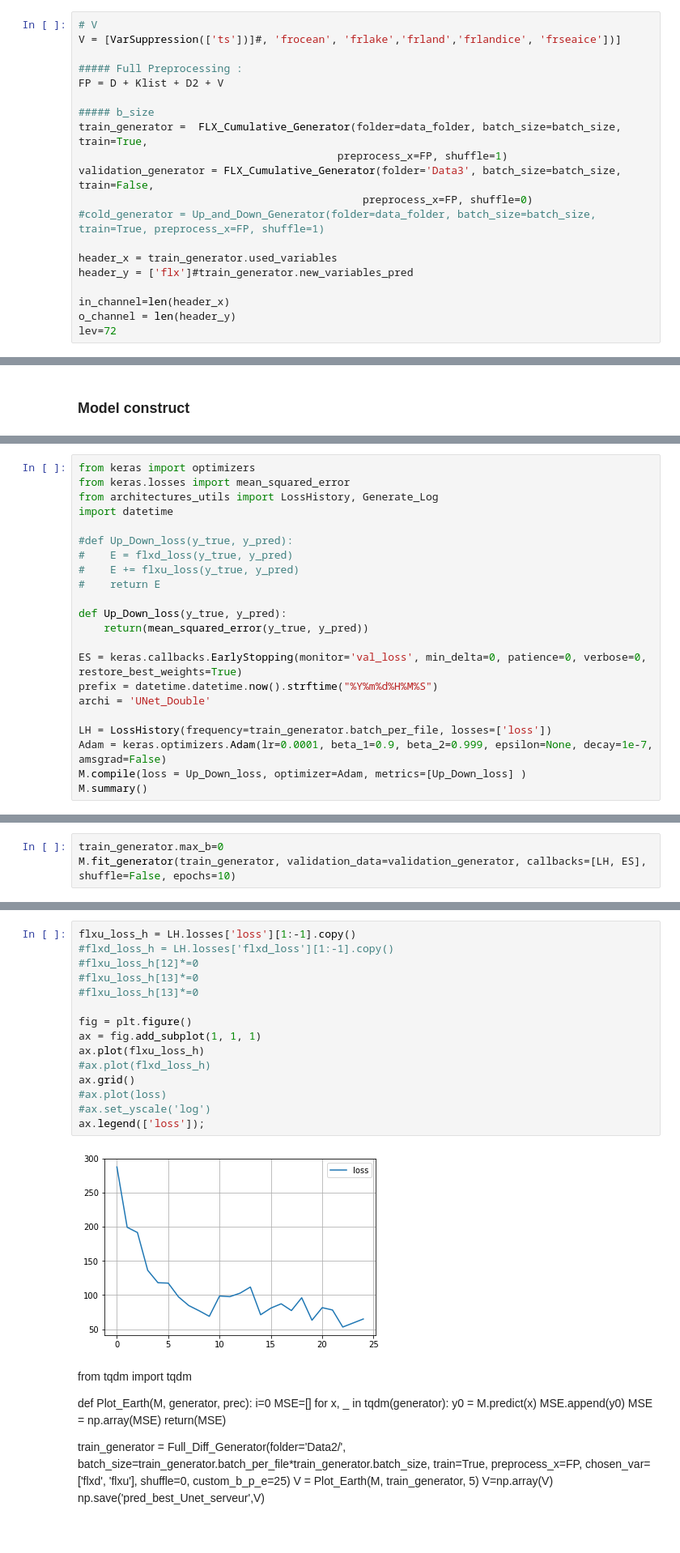
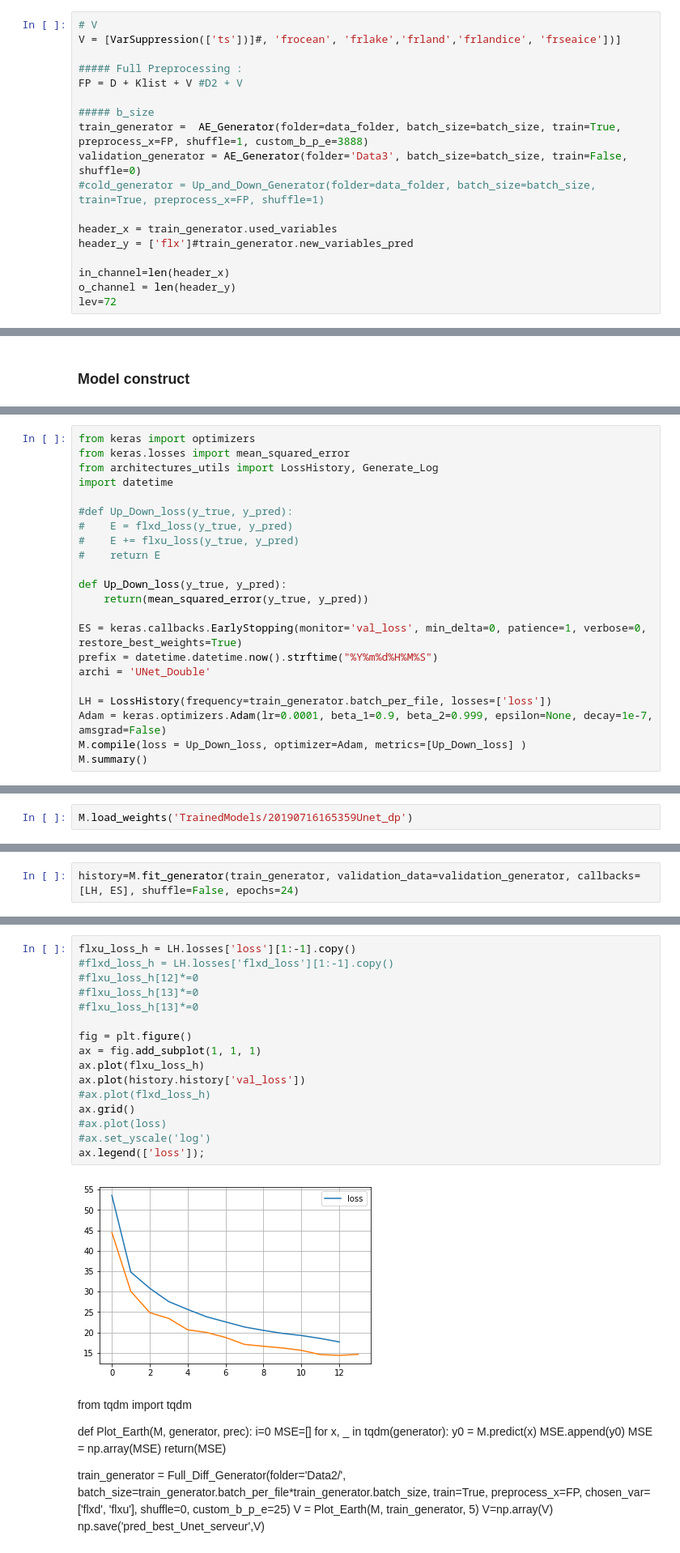
Before and after one commit to VIsh76/FLX_NN_emulation, a Jupyter notebook: Unet-Trainer.ipynb, the cells around one changed output, grey strips where cells are left out. Shown at 81% size. Drawn from its saved outputs; the diff is of its cells as text.

```diff
--- a/Unet-Trainer.ipynb
+++ b/Unet-Trainer.ipynb
@@ -106,13 +101,11 @@ del(fit_genator)
 V = [VarSuppression(['ts'])]#, 'frocean', 'frlake','frland','frlandice', 'frseaice'])]
 
 ##### Full Preprocessing :
-FP = D + Klist + D2 + V
+FP = D + Klist + V #D2 + V
 
 ##### b_size
-train_generator =  FLX_Cumulative_Generator(folder=data_folder, batch_size=batch_size, train=True,
-                                         preprocess_x=FP, shuffle=1)
-validation_generator = FLX_Cumulative_Generator(folder='Data3', batch_size=batch_size, train=False,
-                                             preprocess_x=FP, shuffle=0)
+train_generator =  AE_Generator(folder=data_folder, batch_size=batch_size, train=True, preprocess_x=FP, shuffle=1, custom_b_p_e=3888)
+validation_generator = AE_Generator(folder='Data3', batch_size=batch_size, train=False, shuffle=0)
 #cold_generator = Up_and_Down_Generator(folder=data_folder, batch_size=batch_size, train=True, preprocess_x=FP, shuffle=1)
 
 header_x = train_generator.used_variables
@@ -252,7 +308,7 @@ import datetime
 def Up_Down_loss(y_true, y_pred):
     return(mean_squared_error(y_true, y_pred))
 
-ES = keras.callbacks.EarlyStopping(monitor='val_loss', min_delta=0, patience=0, verbose=0, restore_best_weights=True)
+ES = keras.callbacks.EarlyStopping(monitor='val_loss', min_delta=0, patience=1, verbose=0, restore_best_weights=True)
 prefix = datetime.datetime.now().strftime("%Y%m%d%H%M%S")
 archi = 'UNet_Double'
 
@@ -275,2 +331,4 @@ Trainable params: 1,336,146
 Non-trainable params: 0
 _________________________________________________________________
+# %%
+M.load_weights('TrainedModels/20190716165359Unet_dp')
@@ -290,5 +355,4 @@ Epoch 1/1
 <keras.callbacks.History at 0x...>
 # %%
-train_generator.max_b=0
-M.fit_generator(train_generator, validation_data=validation_generator, callbacks=[LH, ES], shuffle=False, epochs=10)
+history=M.fit_generator(train_generator, validation_data=validation_generator, callbacks=[LH, ES], shuffle=False, epochs=24)
 # %% [output]
@@ -326,20 +389,21 @@ with open(file, 'w') as f:
 # %%
 flxu_loss_h = LH.losses['loss'][1:-1].copy()
 #flxd_loss_h = LH.losses['flxd_loss'][1:-1].copy()
 #flxu_loss_h[12]*=0
 #flxu_loss_h[13]*=0
 #flxu_loss_h[13]*=0
 
 fig = plt.figure()
 ax = fig.add_subplot(1, 1, 1)
 ax.plot(flxu_loss_h)
+ax.plot(history.history['val_loss'])
 #ax.plot(flxd_loss_h)
 ax.grid()
 #ax.plot(loss)
 #ax.set_yscale('log')
 ax.legend(['loss']);
 # %% [output]
-[figure, old version]
+[figure, new version]
 # %% [markdown]
 from tqdm import tqdm
 
```
Also changed, not shown: parts of 15 cells of this notebook, 17 other files.
